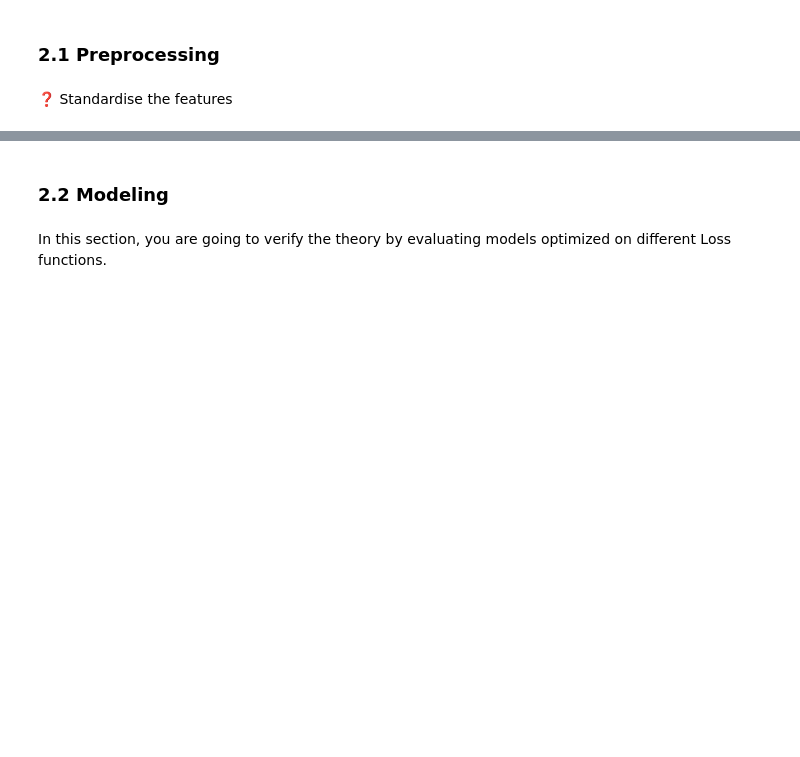
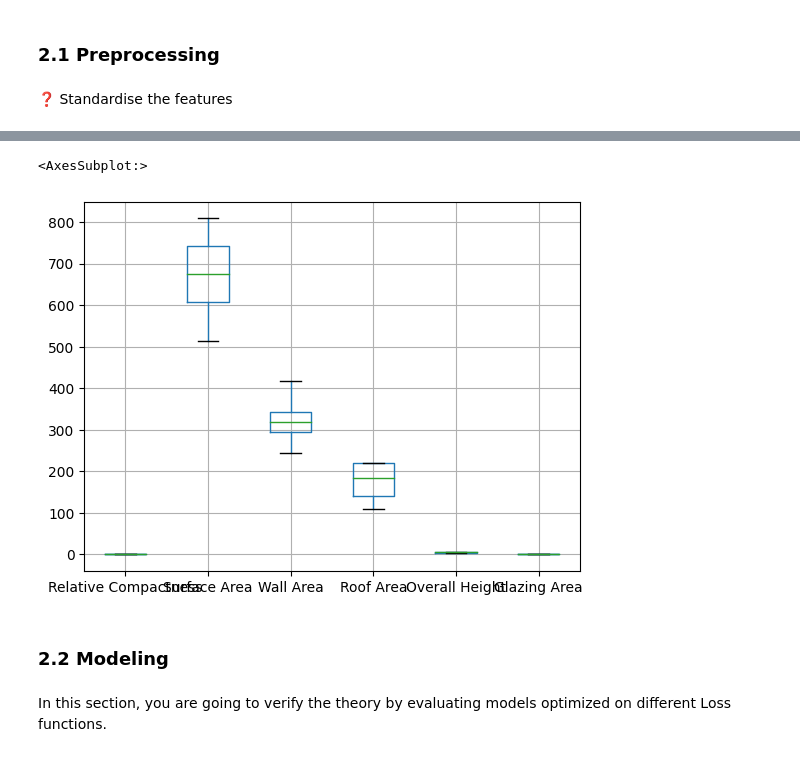
Before and after one commit to multiyumz/data-science-challenges, a Jupyter notebook: data-loss-functions/Loss-Functions.ipynb, the cells around one changed output, grey strips where cells are left out. Drawn from its saved outputs; the diff is of its cells as text; code cells hidden in the pictures; blank space fills up the shorter version.

```diff
--- a/data-loss-functions/Loss-Functions.ipynb
+++ b/data-loss-functions/Loss-Functions.ipynb
@@ -54,3 +84,8 @@ X_scaled = scaler.transform(X)
+# %%
+X.boxplot()
+# %% [output]
+<AxesSubplot:>
+[figure, added]
 # %% [markdown]
 ### 2.2 Modeling
 # %% [markdown]
```
Also changed, not shown: parts of 4 cells of this notebook, 2 other files.
